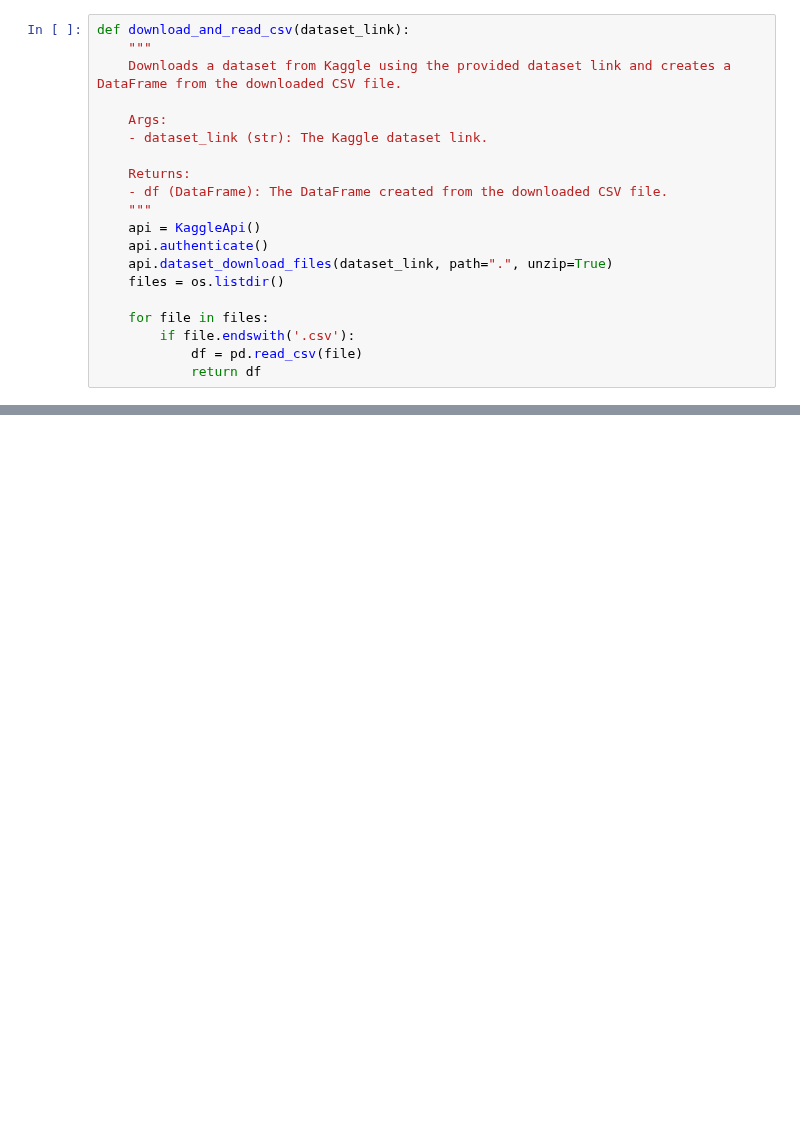
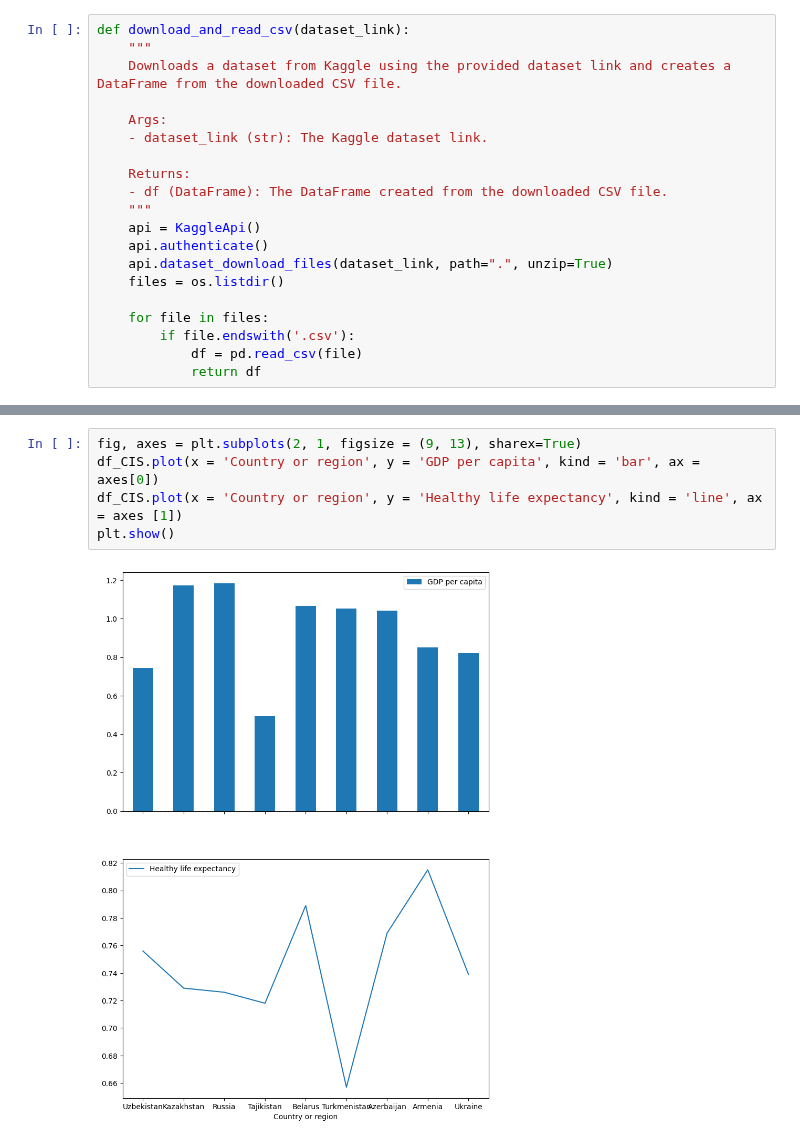
Before and after one commit to kvlrdhrs/DI-Bootcamp, a Jupyter notebook: Week5/Day1/Daily Challenge/report.ipynb, the cells around one changed output, grey strips where cells are left out. Drawn from its saved outputs; the diff is of its cells as text; blank space fills up the shorter version.

```diff
--- a/Week5/Day1/Daily Challenge/report.ipynb
+++ b/Week5/Day1/Daily Challenge/report.ipynb
@@ -33,0 +116,7 @@ df_2019 = pd.read_csv('2019.csv')
+# %%
+fig, axes = plt.subplots(2, 1, figsize = (9, 13), sharex=True)
+df_CIS.plot(x = 'Country or region', y = 'GDP per capita', kind = 'bar', ax = axes[0])
+df_CIS.plot(x = 'Country or region', y = 'Healthy life expectancy', kind = 'line', ax = axes [1])
+plt.show()
+# %% [output]
+[figure, added]
```
Also changed, not shown: parts of 8 cells of this notebook.
